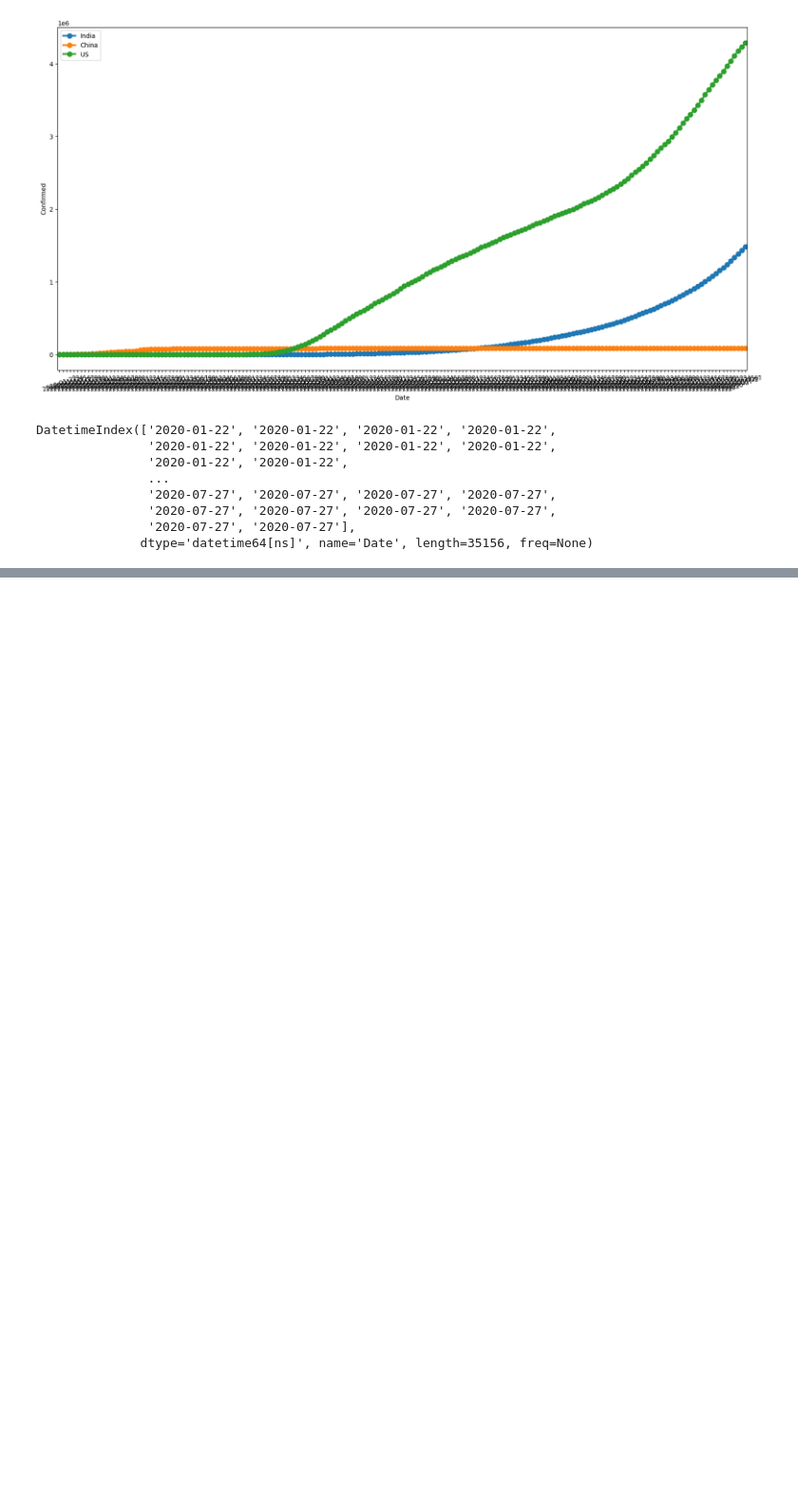
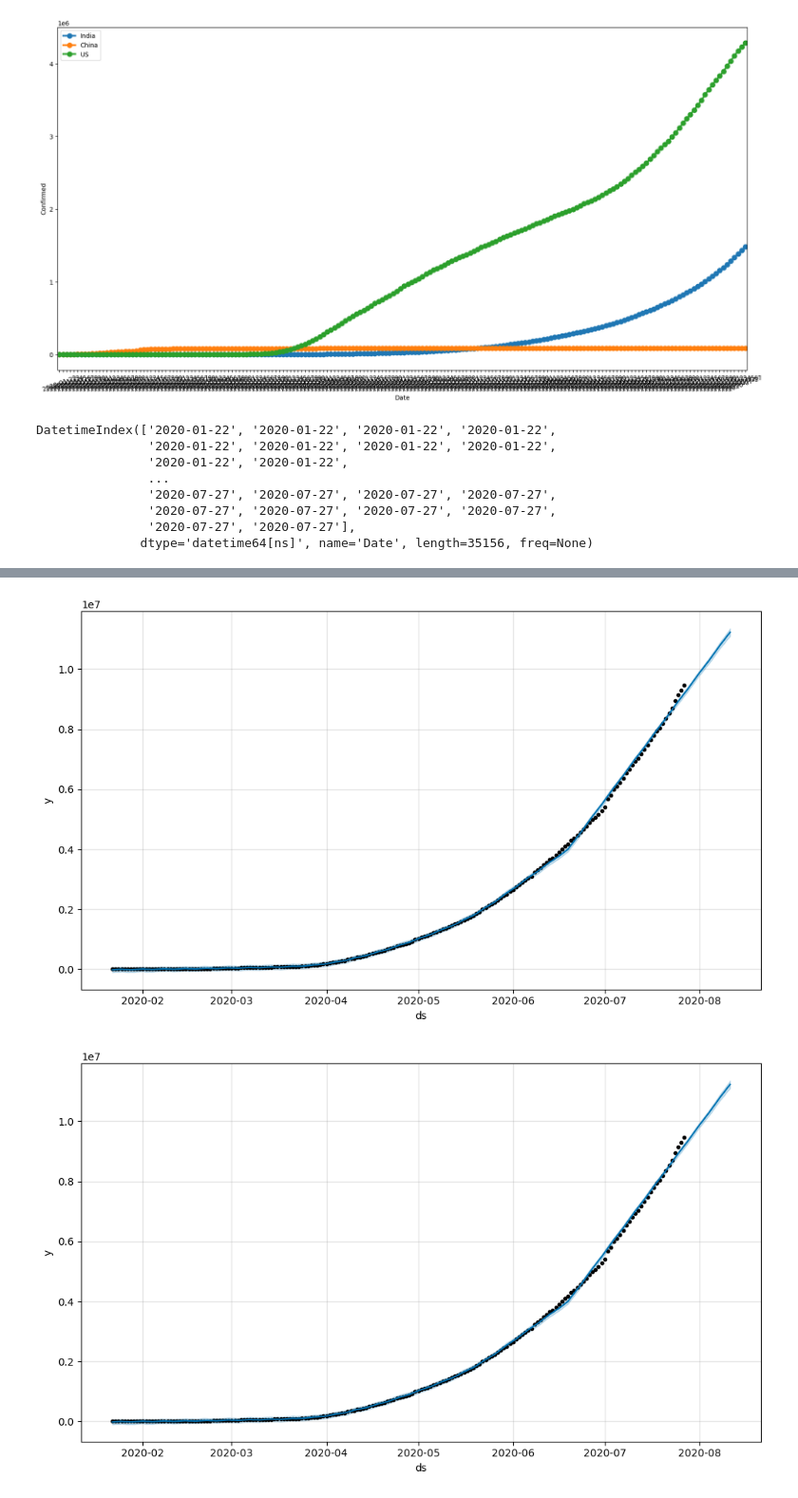
Before and after one commit to Shivauppe/FY2026_January, a Jupyter notebook: Covid19.ipynb, the cells around one changed output, grey strips where cells are left out. Shown at 95% size. Cells and saved outputs as stored; diff of their text form; code cells hidden in the pictures; blank space fills up the shorter version.

```diff
--- a/Covid19.ipynb
+++ b/Covid19.ipynb
@@ -304,0 +414,8 @@ DatetimeIndex(['2020-01-22', '2020-01-22', '2020-01-22', '2020-01-22',
+# %%
+#Active data
+Recovered.columns=["ds","y"]
+model_active=Prophet()
+model_active.fit(Recovered)
+model_active.predict(future)
+model_active.plot(model_active.predict(future))
+# %% [output]
@@ -304,0 +424,2 @@ DatetimeIndex(['2020-01-22', '2020-01-22', '2020-01-22', '2020-01-22',
+[figure, added]
+[figure, added]
```
Also changed, not shown: parts of 13 cells of this notebook.
